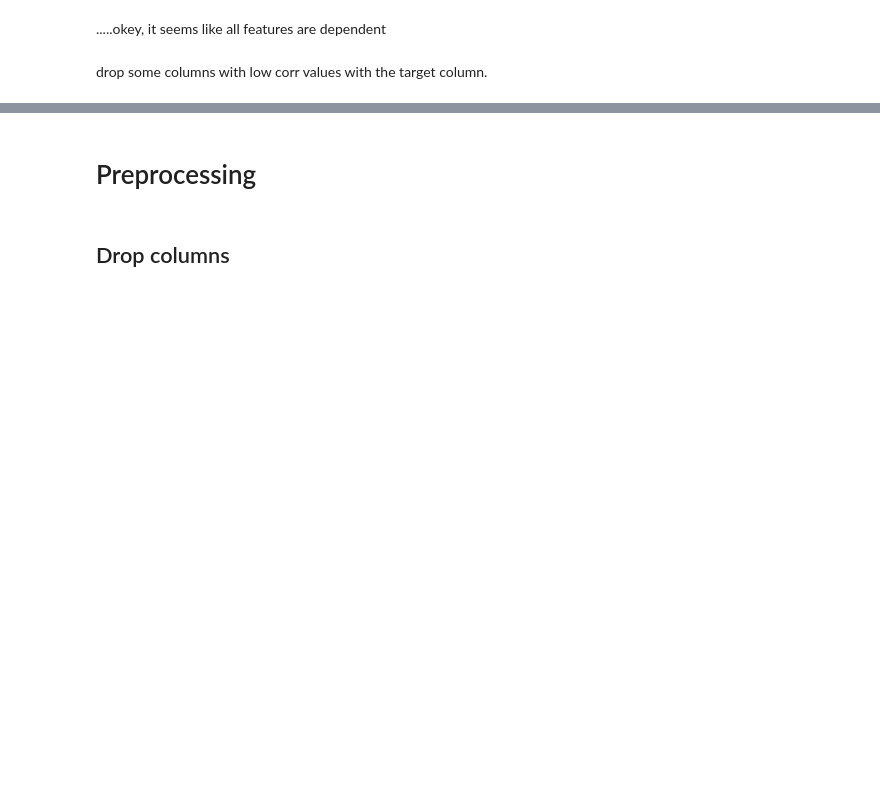
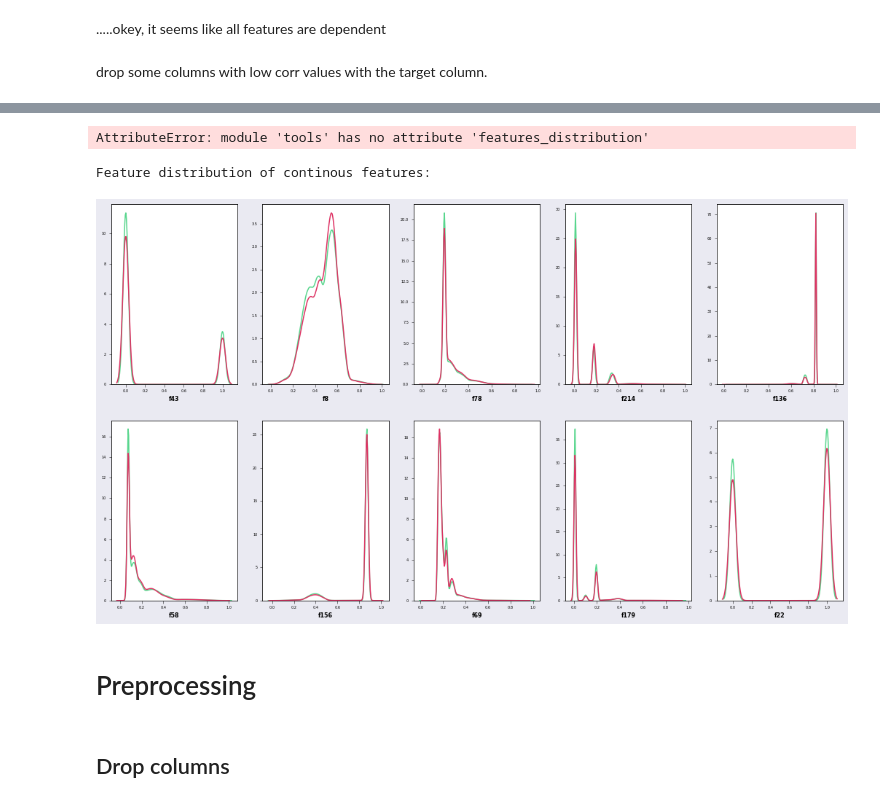
Before and after one commit to AaronWyh/TPS_10, a Jupyter notebook: main.ipynb, the cells around one changed output, grey strips where cells are left out. Saved outputs shown, nothing was run; the diff lists cells and outputs as text; code cells hidden in the pictures; blank space fills up the shorter version.

```diff
--- a/main.ipynb
+++ b/main.ipynb
@@ -151,3 +108,28 @@ most_corr_features = list(corr_target.keys())[-11:-1]
+# %%
+tpstools.missing_distribution
+# %% [output]
+AttributeError: module 'tools' has no attribute 'features_distribution'
+# %%
+print("Feature distribution of continous features: ")
+ncols = 5
+nrows = int((len(most_corr_features)) / ncols + (len(most_corr_features) % ncols > 0))
+
+fig, axes = plt.subplots(nrows, ncols, figsize=(18, 30), facecolor='#EAEAF2')
+
+for r in range(nrows):
+    for c in range(ncols):
+        col = most_corr_features[r*ncols+c]
+        sns.kdeplot(x=train[col], ax=axes[r, c], color='#58D68D', label='Train data')
+        sns.kdeplot(x=test[col], ax=axes[r, c], color='#DE3163', label='Test data')
+        axes[r, c].set_ylabel('')
+        axes[r, c].set_xlabel(col, fontsize=8, fontweight='bold')
+        axes[r, c].tick_params(labelsize=5, width=0.5)
+        axes[r, c].xaxis.offsetText.set_fontsize(4)
+        axes[r, c].yaxis.offsetText.set_fontsize(4)
+plt.show()
+# %% [output]
+Feature distribution of continous features:
+[figure, added]
 # %% [markdown]
 # Preprocessing
 # %% [markdown]
```
Also changed, not shown: parts of 10 cells of this notebook, 1 other file.
